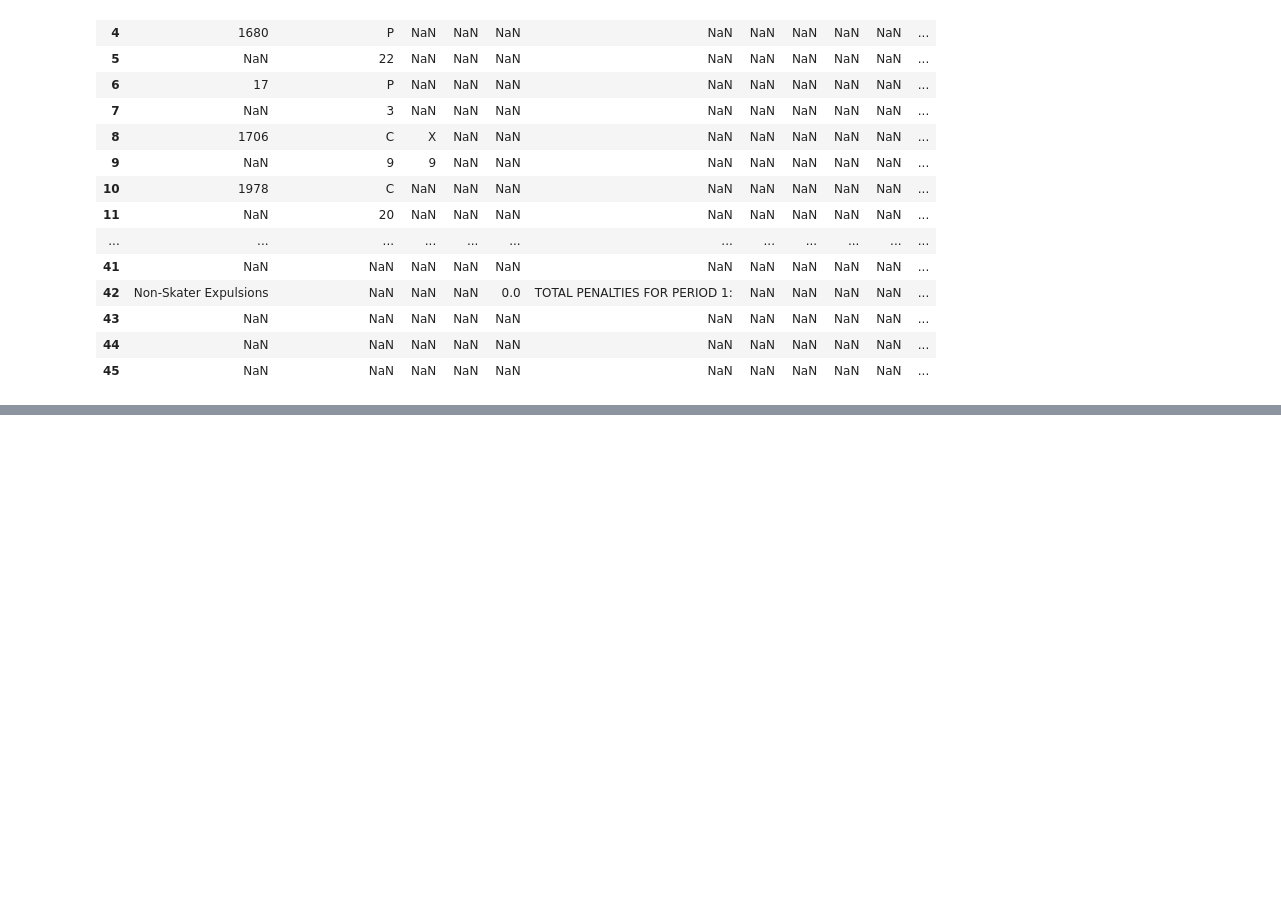
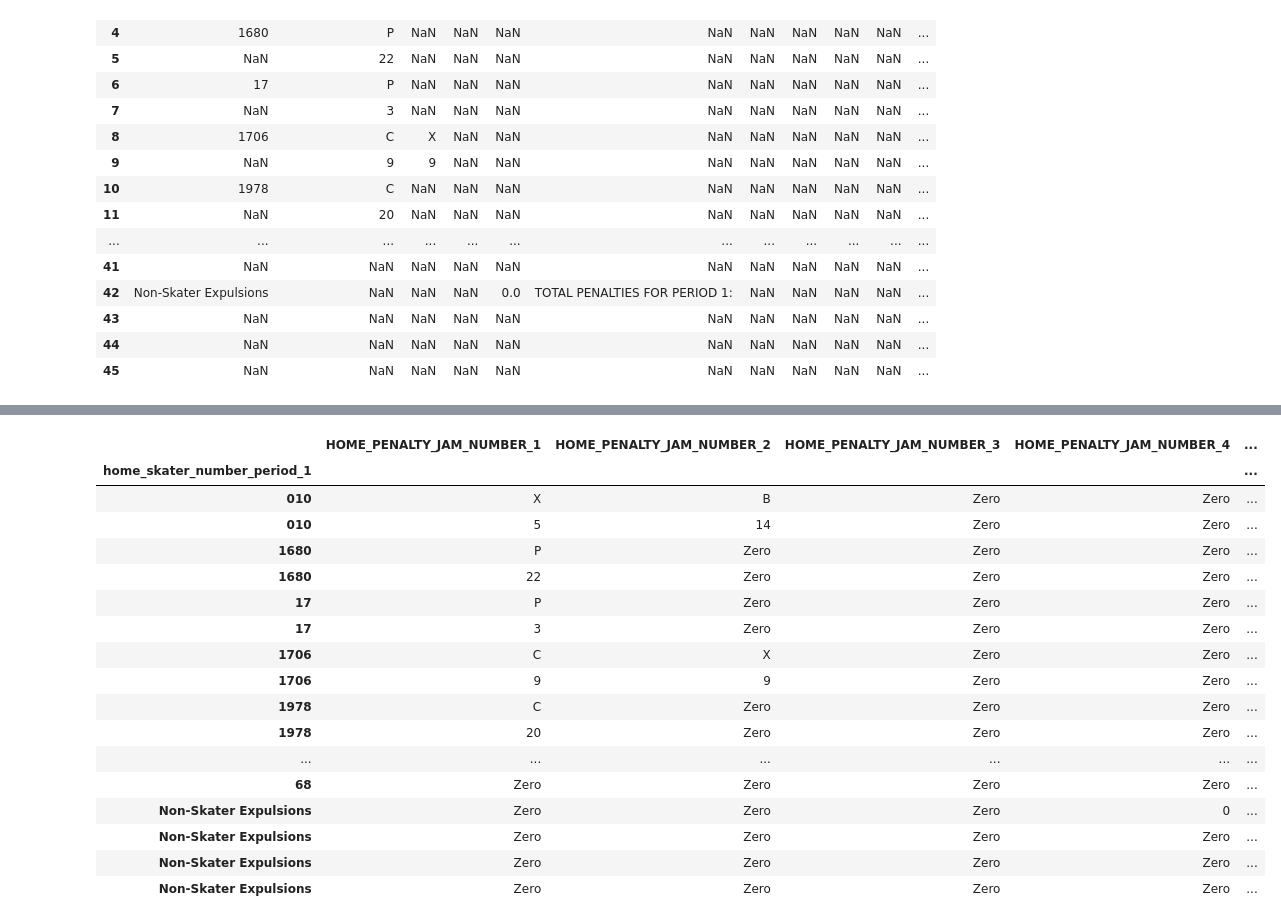
Before and after one commit to Jen-Dean/GGRD_DataBase, a Jupyter notebook: draft_notebooks/draft_penalties.ipynb, the cells around one changed output, grey strips where cells are left out. Saved outputs shown, nothing was run; the diff lists cells and outputs as text; code cells hidden in the pictures; blank space fills up the shorter version.

```diff
--- a/draft_notebooks/draft_penalties.ipynb
+++ b/draft_notebooks/draft_penalties.ipynb
@@ -186,3 +186,26 @@ home_period1_stats_df
 | 41 | Non-Skater Expulsions | Zero | Zero | Zero | ... |
 | 42 | Non-Skater Expulsions | Zero | Zero | Zero | ... |
 | 43 | Non-Skater Expulsions | Zero | Zero | Zero | ... |
+# %%
+test_df = home_period1_stats_df.set_index(home_period1_stats_df.home_skater_number_period_1, drop=True)
+test_df = test_df.drop(columns="home_skater_number_period_1")
+test_df
+# %% [output]
+|  | HOME_PENALTY_JAM_NUMBER_1 | HOME_PENALTY_JAM_NUMBER_2 | HOME_PENALTY_JAM_NUMBER_3 | HOME_PENALTY_JAM_NUMBER_4 | ... |
+| home_skater_number_period_1 |  |  |  |  | ... |
+| 010 | X | B | Zero | Zero | ... |
+| 010 | 5 | 14 | Zero | Zero | ... |
+| 1680 | P | Zero | Zero | Zero | ... |
+| 1680 | 22 | Zero | Zero | Zero | ... |
+| 17 | P | Zero | Zero | Zero | ... |
+| 17 | 3 | Zero | Zero | Zero | ... |
+| 1706 | C | X | Zero | Zero | ... |
+| 1706 | 9 | 9 | Zero | Zero | ... |
+| 1978 | C | Zero | Zero | Zero | ... |
+| 1978 | 20 | Zero | Zero | Zero | ... |
+| ... | ... | ... | ... | ... | ... |
+| 68 | Zero | Zero | Zero | Zero | ... |
+| Non-Skater Expulsions | Zero | Zero | Zero | 0 | ... |
+| Non-Skater Expulsions | Zero | Zero | Zero | Zero | ... |
+| Non-Skater Expulsions | Zero | Zero | Zero | Zero | ... |
+| Non-Skater Expulsions | Zero | Zero | Zero | Zero | ... |
```
Also changed, not shown: parts of 12 cells of this notebook.
